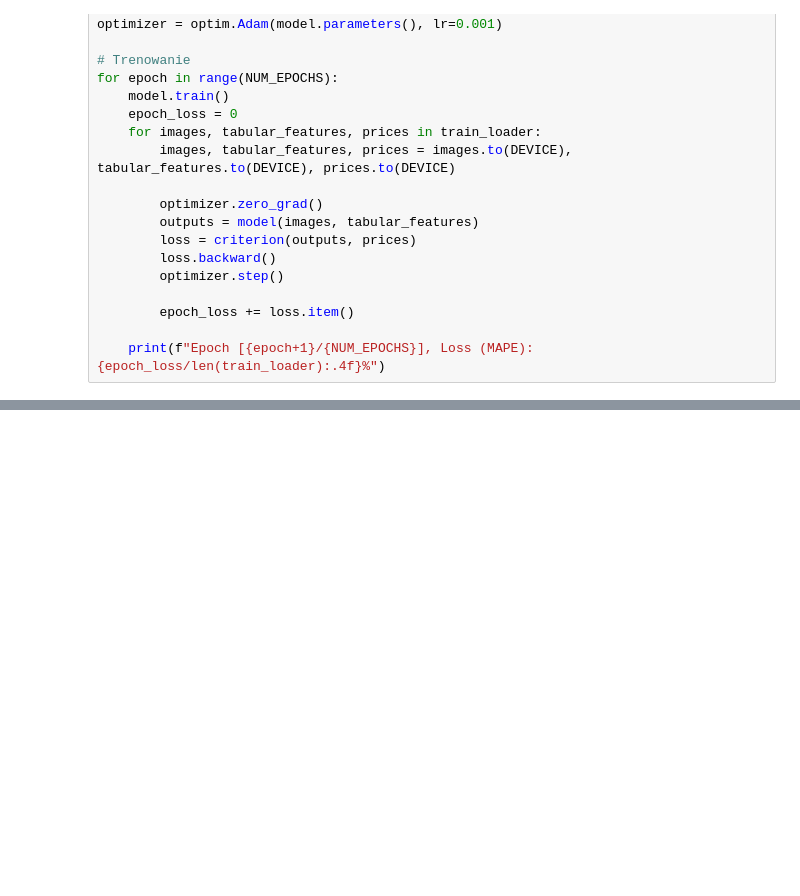
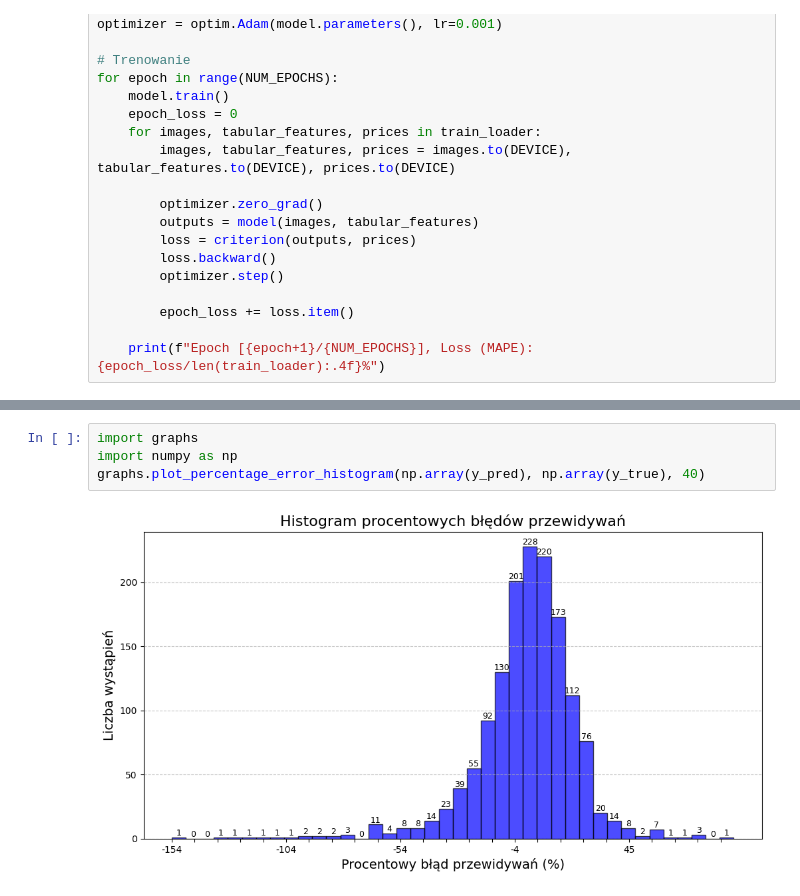
Before and after one commit to takdzik/wejherowo, a Jupyter notebook: notes/0032_tabular_images_resnet.ipynb, the cells around one changed output, grey strips where cells are left out. Saved outputs shown, nothing was run; the diff lists cells and outputs as text; blank space fills up the shorter version.

```diff
--- a/notes/0032_tabular_images_resnet.ipynb
+++ b/notes/0032_tabular_images_resnet.ipynb
@@ -279,0 +264,6 @@ Evaluation Summary: MAPE: 15.05%, Average Loss: 15.0514
+# %%
+import graphs
+import numpy as np
+graphs.plot_percentage_error_histogram(np.array(y_pred), np.array(y_true), 40)
+# %% [output]
+[figure, added]
```
Also changed, not shown: parts of 1 cell of this notebook, 1 other file.
